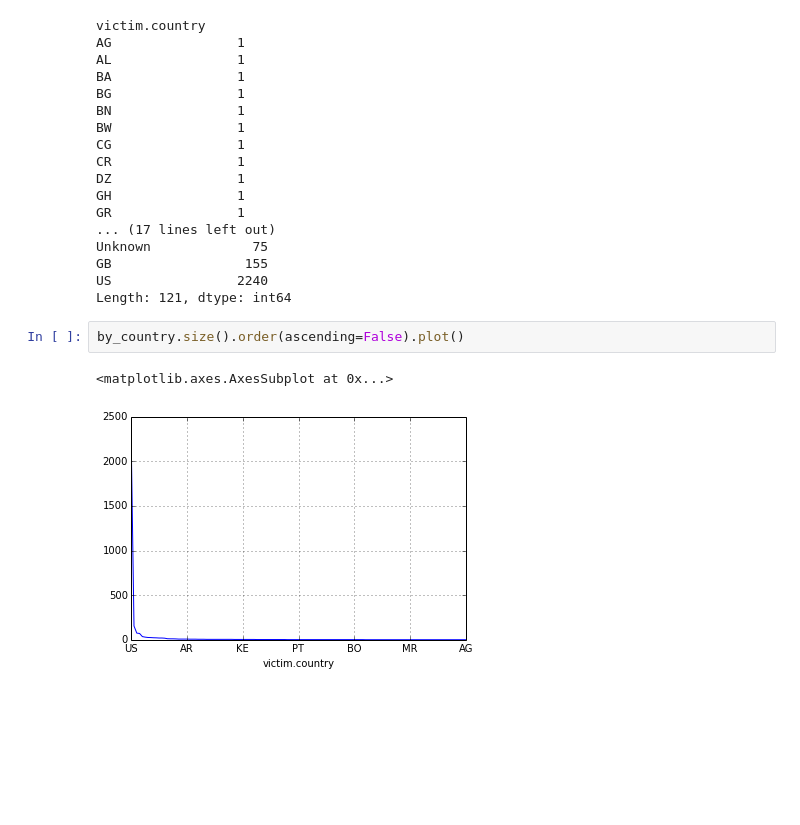
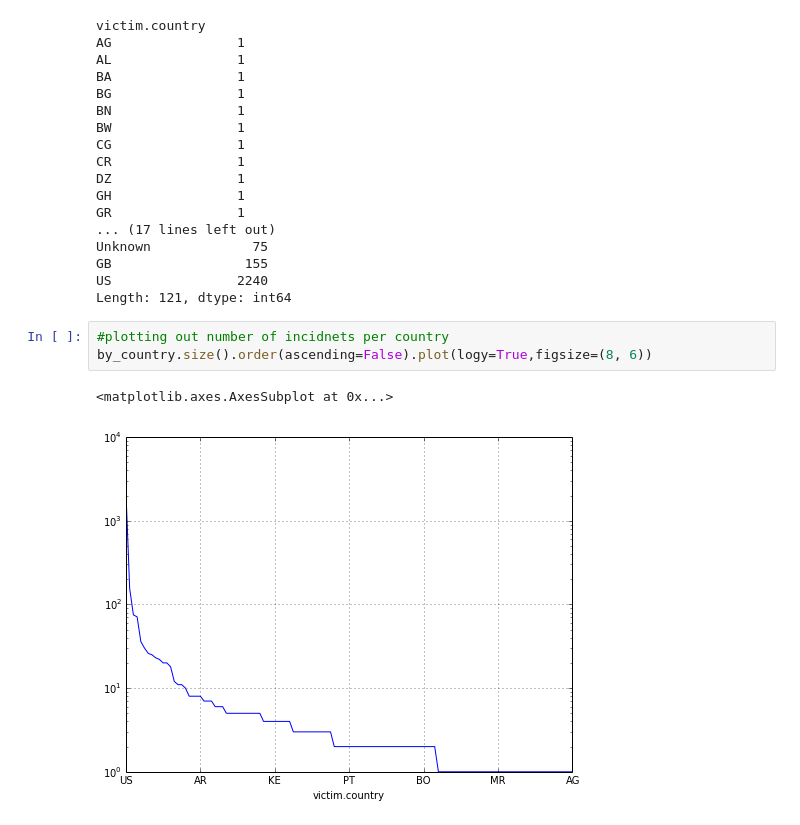
Before and after one commit to tklane/DAT6_klt, a Jupyter notebook: project/ProjectPitch.ipynb, the cells around one changed output. Saved outputs shown, nothing was run; the diff lists cells and outputs as text; blank space fills up the shorter version.

```diff
--- a/project/ProjectPitch.ipynb
+++ b/project/ProjectPitch.ipynb
@@ -65,8 +65,9 @@ Unknown             75
 GB                 155
 US                2240
 Length: 121, dtype: int64
-# %%
-by_country.size().order(ascending=False).plot()
-# %% [output]
-<matplotlib.axes.AxesSubplot at 0x...>
-[figure, removed]
+# %%
+#plotting out number of incidnets per country
+by_country.size().order(ascending=False).plot(logy=True,figsize=(8, 6))
+# %% [output]
+<matplotlib.axes.AxesSubplot at 0x...>
+[figure, added]
```
Also changed, not shown: parts of 4 cells of this notebook.
